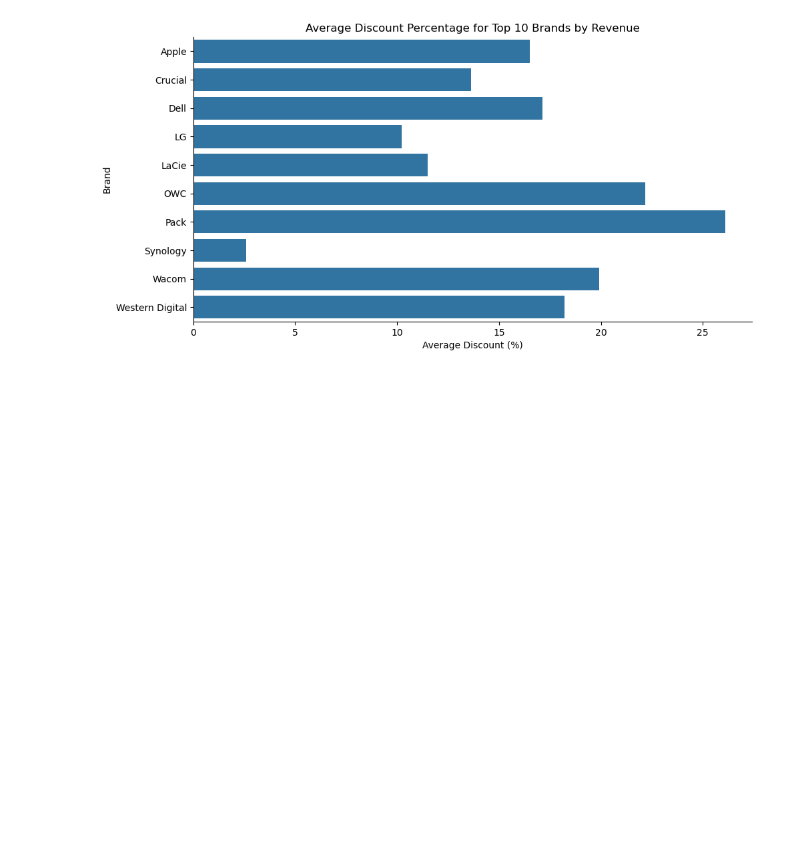
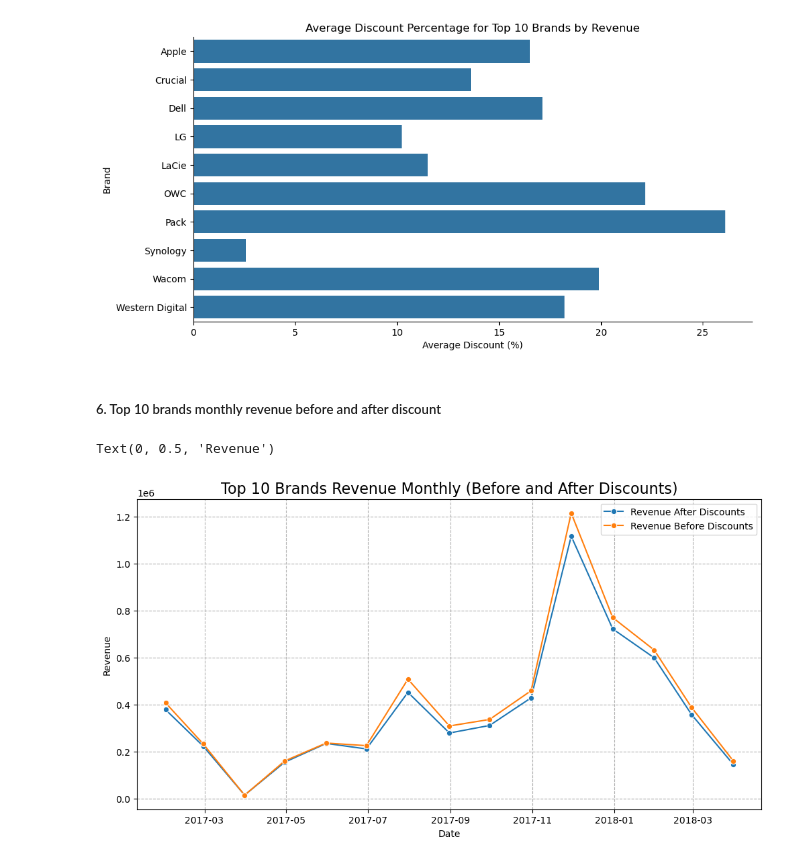
Before and after one commit to KostasBzn/WBS_CODING_SCHOOL_projects, a Jupyter notebook: 5_data_visualisation.ipynb, the cells around one changed output. Saved outputs shown, nothing was run; the diff lists cells and outputs as text; code cells hidden in the pictures; blank space fills up the shorter version.

```diff
--- a/5_data_visualisation.ipynb
+++ b/5_data_visualisation.ipynb
@@ -157,3 +159,37 @@ plt.ylabel("Brand")
 # %% [output]
 Text(30.67530864197532, 0.5, 'Brand')
 [figure]
+# %% [markdown]
+##### 6. Top 10 brands monthly revenue before and after discount
+# %%
+top_10_revenue = orderlines_expanded.groupby('brand')['revenue'].sum().nlargest(10).reset_index()
+
+top_10_data = orderlines_expanded[orderlines_expanded['brand'].isin(top_10_revenue['brand'])]
+
+agg_rev_disc = top_10_data.resample(
+    'M', on='date'
+).agg({'price': 'sum',
+       'revenue': 'sum'}).reset_index()
+
+plt.figure(figsize=(12, 6))
+
+sns.lineplot(data=agg_rev_disc,
+             x='date',
+             y='revenue',
+             label='Revenue After Discounts',
+             marker='o')
+
+sns.lineplot(data=agg_rev_disc,
+             x='date',
+             y='price',
+             label='Revenue Before Discounts',
+             marker='o')
+
+plt.title('Top 10 Brands Revenue Monthly (Before and After Discounts)', fontsize=16)
+plt.grid(True, linestyle='--')
+plt.xlabel("Date")
+plt.ylabel("Revenue")
+##plt.savefig("monthly_revenue_top_10_brands_before_after_discount.png")
+# %% [output]
+Text(0, 0.5, 'Revenue')
+[figure, added]
```
Also changed, not shown: parts of 11 cells of this notebook.
